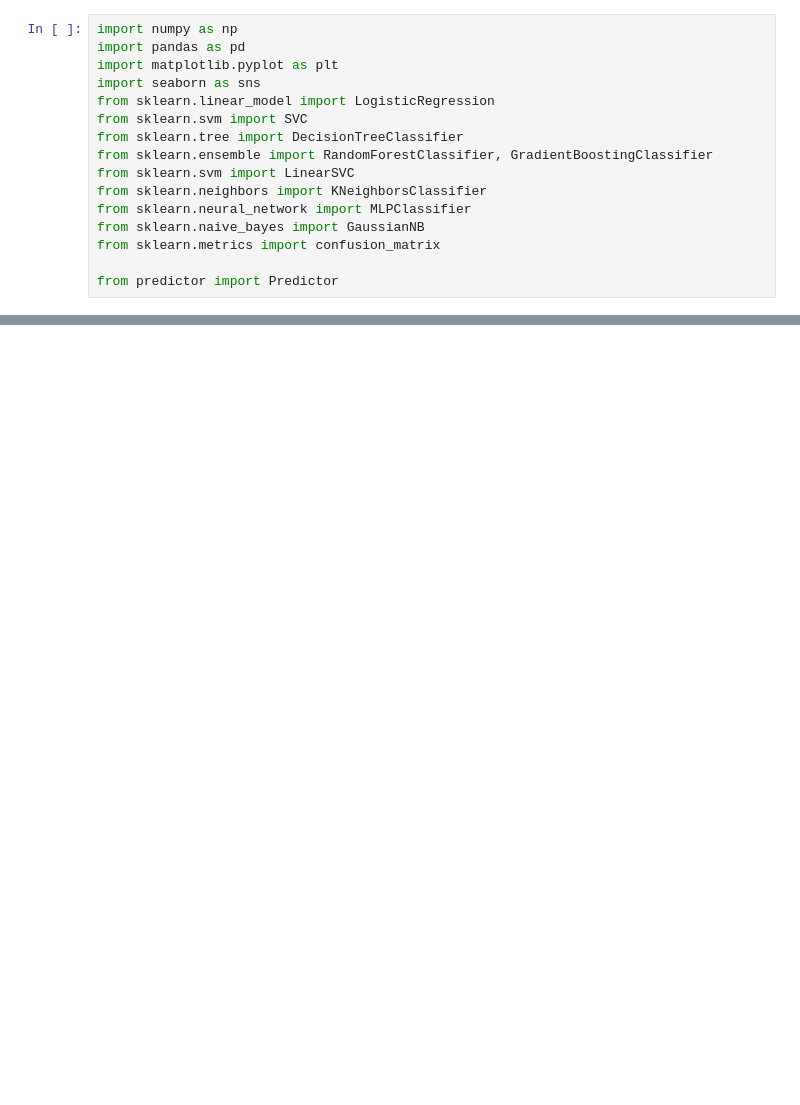
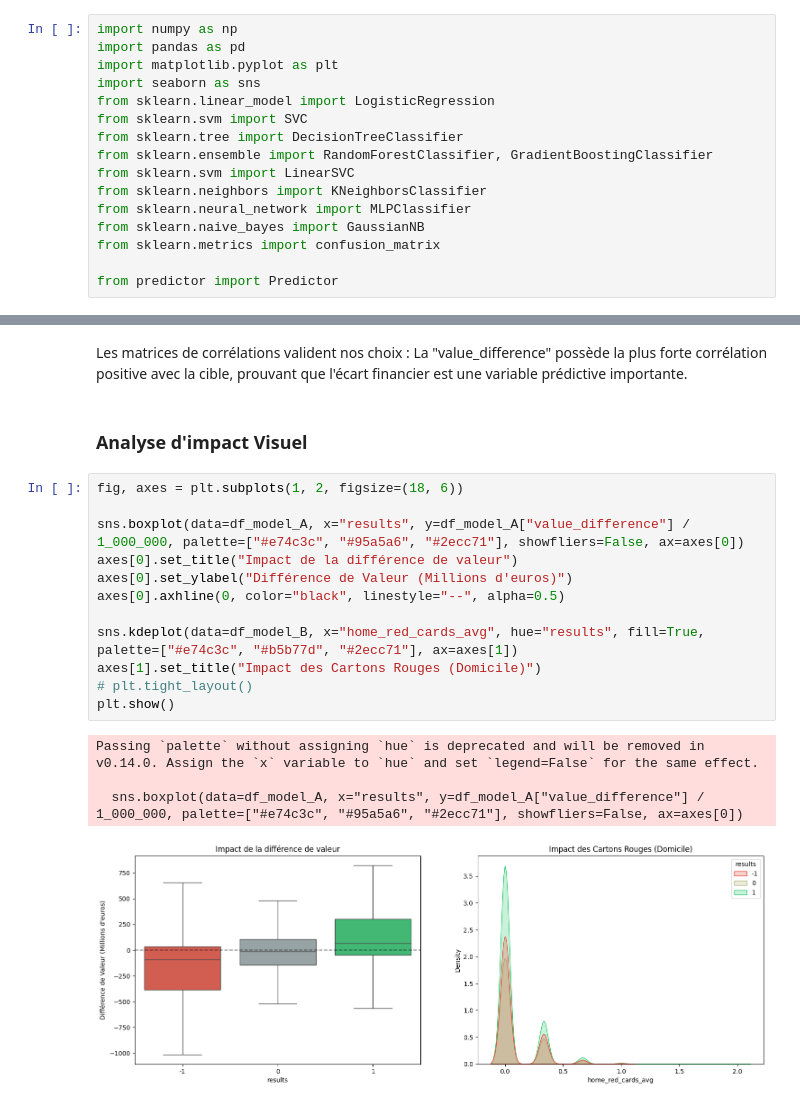
Before and after one commit to massieuxalexandre/Ligue1-Matchs-Predictions, a Jupyter notebook: main.ipynb, the cells around one changed output, grey strips where cells are left out. Saved outputs shown, nothing was run; the diff lists cells and outputs as text; blank space fills up the shorter version.

```diff
--- a/main.ipynb
+++ b/main.ipynb
@@ -521,0 +254,22 @@ weighted avg       0.56      0.53      0.54       939
+# %% [markdown]
+Les matrices de corrélations valident nos choix :
+La "value_difference" possède la plus forte corrélation positive avec la cible, prouvant que l'écart financier est une variable prédictive importante.
+# %% [markdown]
+### Analyse d'impact Visuel
+# %%
+fig, axes = plt.subplots(1, 2, figsize=(18, 6))
+
+sns.boxplot(data=df_model_A, x="results", y=df_model_A["value_difference"] / 1_000_000, palette=["#e74c3c", "#95a5a6", "#2ecc71"], showfliers=False, ax=axes[0])
+axes[0].set_title("Impact de la différence de valeur")
+axes[0].set_ylabel("Différence de Valeur (Millions d'euros)")
+axes[0].axhline(0, color="black", linestyle="--", alpha=0.5)
+
+sns.kdeplot(data=df_model_B, x="home_red_cards_avg", hue="results", fill=True, palette=["#e74c3c", "#b5b77d", "#2ecc71"], ax=axes[1])
+axes[1].set_title("Impact des Cartons Rouges (Domicile)")
+# plt.tight_layout()
+plt.show()
+# %% [output]
+Passing `palette` without assigning `hue` is deprecated and will be removed in v0.14.0. Assign the `x` variable to `hue` and set `legend=False` for the same effect.
+
+  sns.boxplot(data=df_model_A, x="results", y=df_model_A["value_difference"] / 1_000_000, palette=["#e74c3c", "#95a5a6", "#2ecc71"], showfliers=False, ax=axes[0])
+[figure, added]
```
Also changed, not shown: parts of 76 cells of this notebook, 1 other file.
